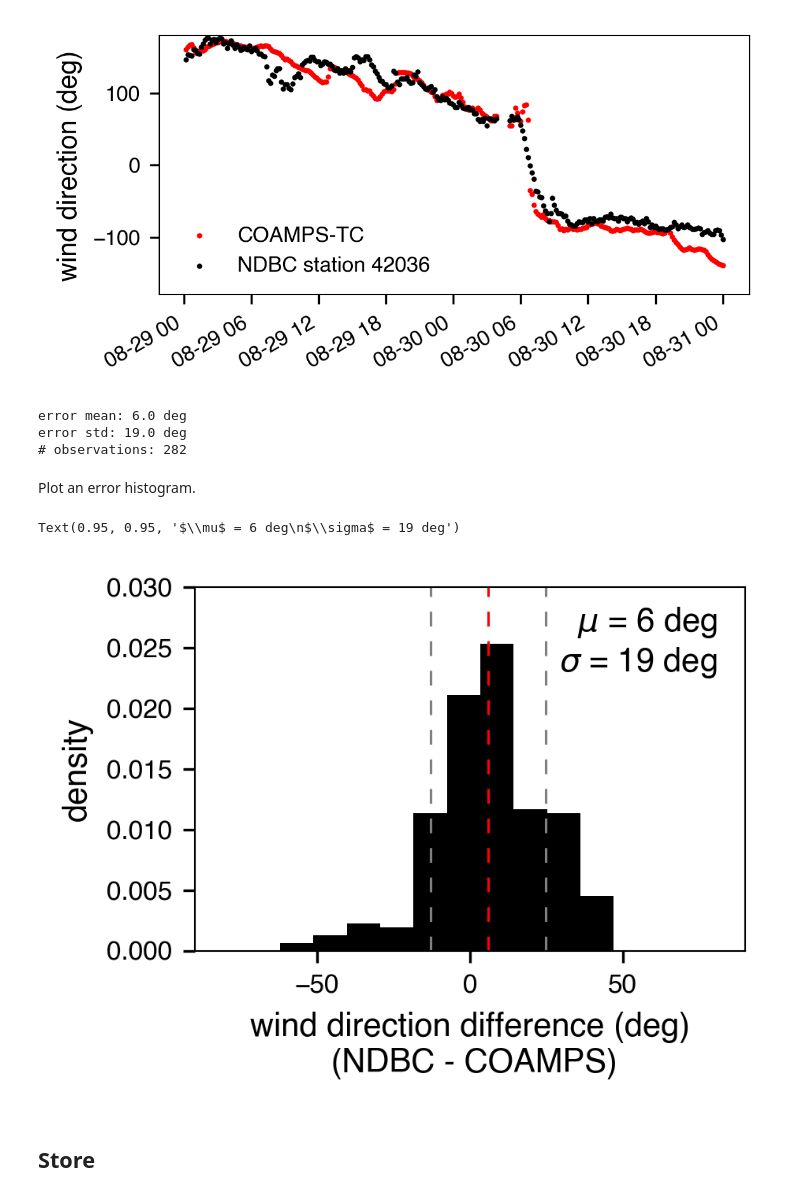
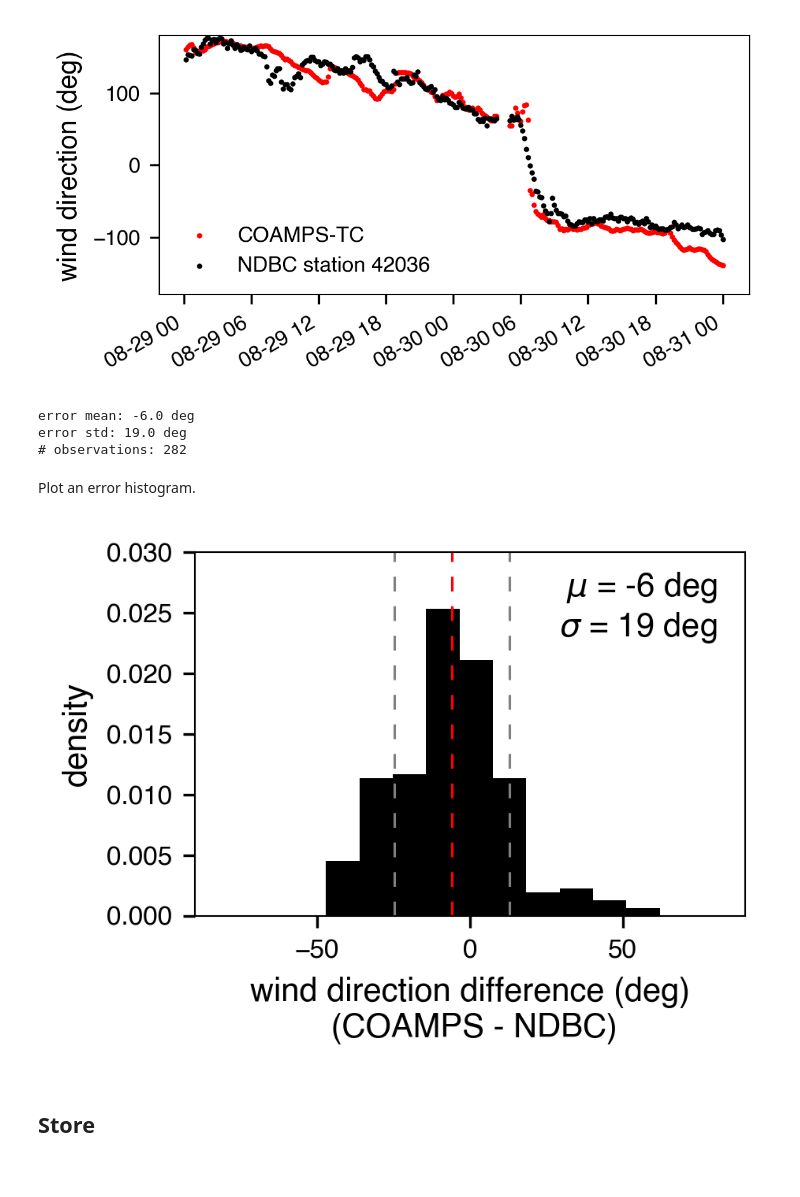
Before and after one commit to jacobrdavis/ocean-surface-wave-slopes-and-wind-wave-alignment, a Jupyter notebook: nb7-slope-alignment.ipynb, the cells around one changed output. Cells and saved outputs as stored; diff of their text form; code cells hidden in the pictures.

Commit message:
Reverse error definition in COAMPS-TC error analysis.

```diff
--- a/nb7-slope-alignment.ipynb
+++ b/nb7-slope-alignment.ipynb
@@ -1276,13 +1276,14 @@ fig.autofmt_xdate()
 # %% [output]
 [figure]
 # %%
-direction_error = ndbc_wind_direction_unwrap - coamps_wind_direction_unwrap
+# error = forecast_value - observed_values
+direction_error = coamps_wind_direction_unwrap - ndbc_wind_direction_unwrap
 
 print(f'error mean: {direction_error.mean().round(0)} deg')
 print(f'error std: {direction_error.std().round(0)} deg')
 print(f'# observations: {direction_error.size}')
 # %% [output]
-error mean: 6.0 deg
+error mean: -6.0 deg
 error std: 19.0 deg
 # observations: 282
 # %% [markdown]
@@ -1290,27 +1291,26 @@ Plot an error histogram.
 # %%
 fig, ax = plt.subplots(1, 1, figsize=(3, 2))
 ax.hist(direction_error, color='k', density=True, bins=10)
 # ax.set_xlabel(r'NDBC $\theta_\mathrm{wind}$ - COAMPS-TC $\theta_\mathrm{wind}$ (deg)', fontsize=plotting.small_font_size)
-ax.set_xlabel('wind direction difference (deg)\n (NDBC - COAMPS)')
+ax.set_xlabel('wind direction difference (deg)\n (COAMPS - NDBC)')
 ax.set_ylabel('density')
 ax.set_xlim(90 * np.array([-1, 1]))
 ax.set_ylim(0, 0.03)
 stat_line_kwargs = {
     'linestyle': '--',
     'linewidth': 0.75,
     'dashes': (6, 6),
 }
 ax.axvline(direction_error.mean(), color='r', **stat_line_kwargs)
 ax.axvline(direction_error.mean() + direction_error.std(), color='grey', **stat_line_kwargs)
 ax.axvline(direction_error.mean() - direction_error.std(), color='grey', **stat_line_kwargs)
 ax.annotate(r'$\mu$' + f' = {direction_error.mean():0.0f} deg\n'
             r'$\sigma$' + f' = {direction_error.std():0.0f} deg',
              (0.95, 0.95), xycoords='axes fraction', ha='right', va='top')
 
 # fig.savefig('revfig-coamps_direction_error_histogram.png', bbox_inches='tight')
 # %% [output]
-Text(0.95, 0.95, '$\\mu$ = 6 deg\n$\\sigma$ = 19 deg')
-[figure, old version]
+[figure, new version]
 # %% [markdown]
 ## Store
 # %% [markdown]
```
Also changed, not shown: 2 other files.
